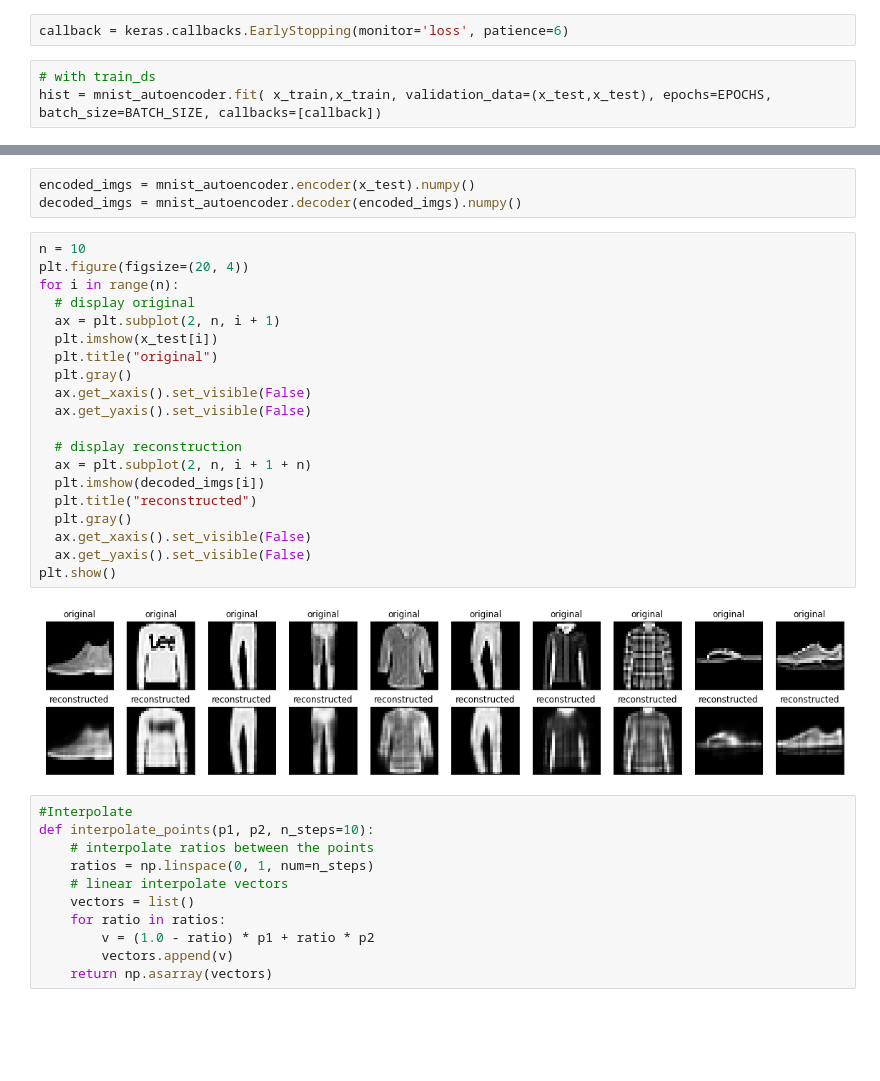
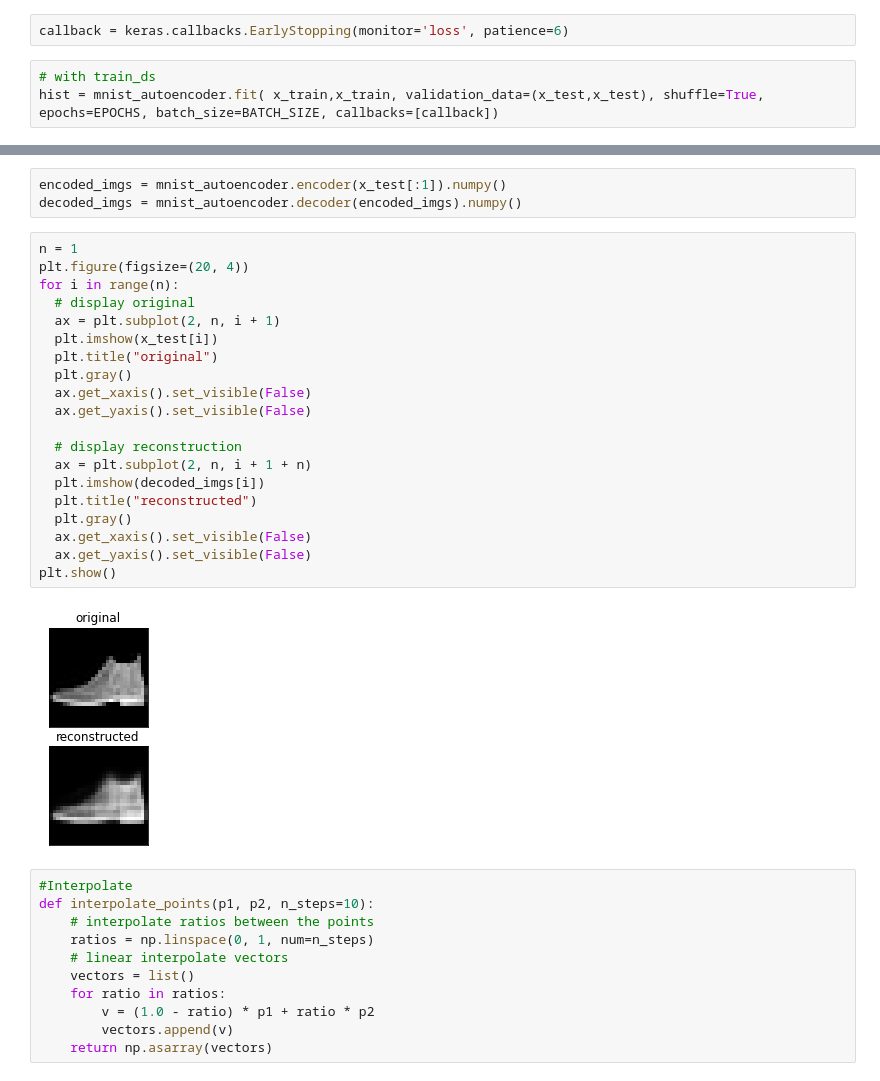
Before and after one commit to luca-arts/luca-arts.github.io, a Jupyter notebook: knowledge/AI/notebooks/Animal_faces_latent_interpolation.ipynb, the cells around one changed output, grey strips where cells are left out. Saved outputs shown, nothing was run; the diff lists cells and outputs as text; blank space fills up the shorter version.

```diff
--- a/knowledge/AI/notebooks/Animal_faces_latent_interpolation.ipynb
+++ b/knowledge/AI/notebooks/Animal_faces_latent_interpolation.ipynb
@@ -147,6 +147,6 @@ mnist_autoencoder.compile(optimizer='adam', loss='binary_crossentropy', metrics=
 callback = keras.callbacks.EarlyStopping(monitor='loss', patience=6)
 # %%
 # with train_ds
-hist = mnist_autoencoder.fit( x_train,x_train, validation_data=(x_test,x_test), epochs=EPOCHS, batch_size=BATCH_SIZE, callbacks=[callback])
+hist = mnist_autoencoder.fit( x_train,x_train, validation_data=(x_test,x_test), shuffle=True, epochs=EPOCHS, batch_size=BATCH_SIZE, callbacks=[callback])
 # %% [output]
 Epoch 1/64
@@ -169,28 +169,28 @@ Epoch 64/64
 # %%
-encoded_imgs = mnist_autoencoder.encoder(x_test).numpy()
+encoded_imgs = mnist_autoencoder.encoder(x_test[:1]).numpy()
 decoded_imgs = mnist_autoencoder.decoder(encoded_imgs).numpy()
 # %%
-n = 10
+n = 1
 plt.figure(figsize=(20, 4))
 for i in range(n):
   # display original
   ax = plt.subplot(2, n, i + 1)
   plt.imshow(x_test[i])
   plt.title("original")
   plt.gray()
   ax.get_xaxis().set_visible(False)
   ax.get_yaxis().set_visible(False)
 
   # display reconstruction
   ax = plt.subplot(2, n, i + 1 + n)
   plt.imshow(decoded_imgs[i])
   plt.title("reconstructed")
   plt.gray()
   ax.get_xaxis().set_visible(False)
   ax.get_yaxis().set_visible(False)
 plt.show()
 # %% [output]
-[figure, old version]
+[figure, new version]
 # %%
 #Interpolate
 def interpolate_points(p1, p2, n_steps=10):
```
Also changed, not shown: parts of 3 cells of this notebook.
